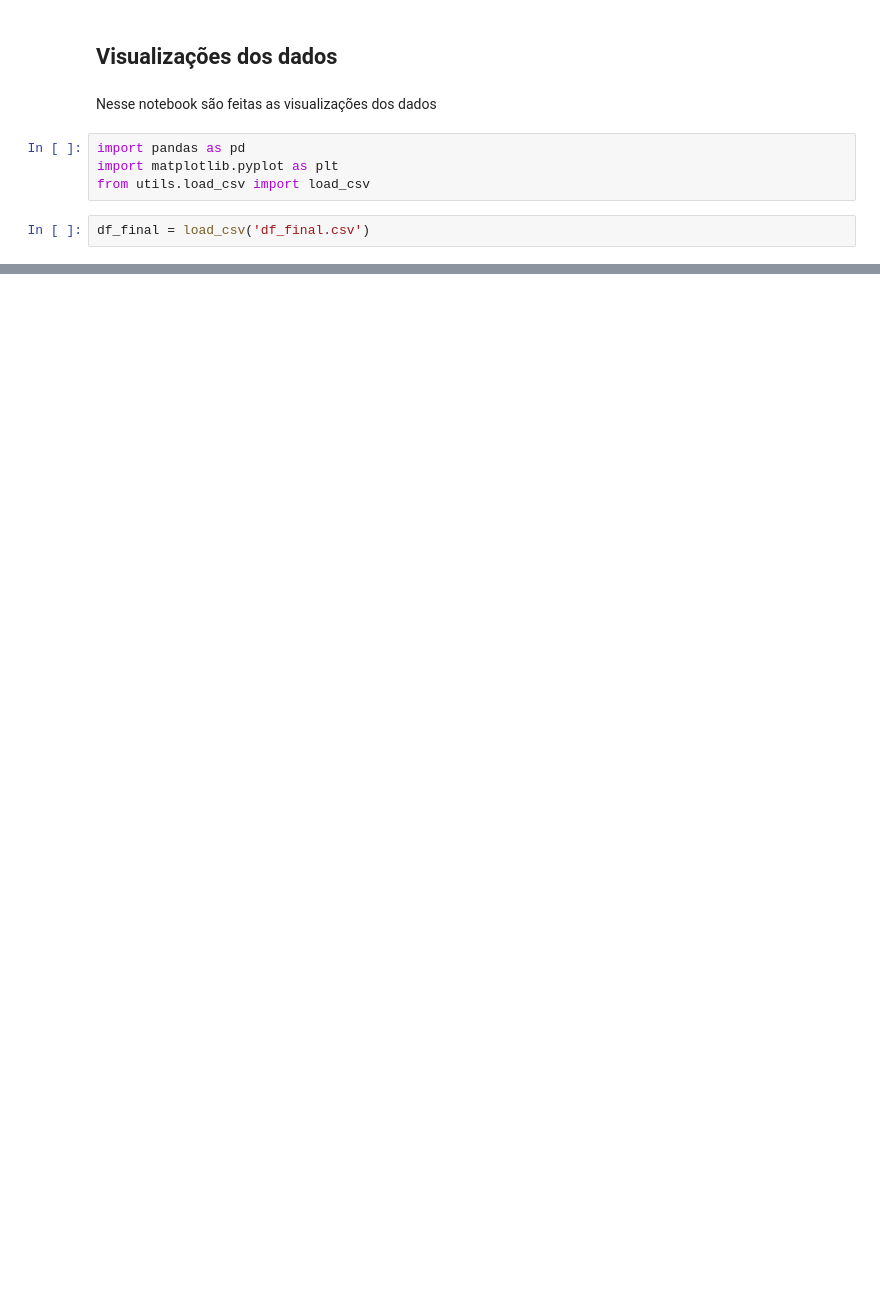
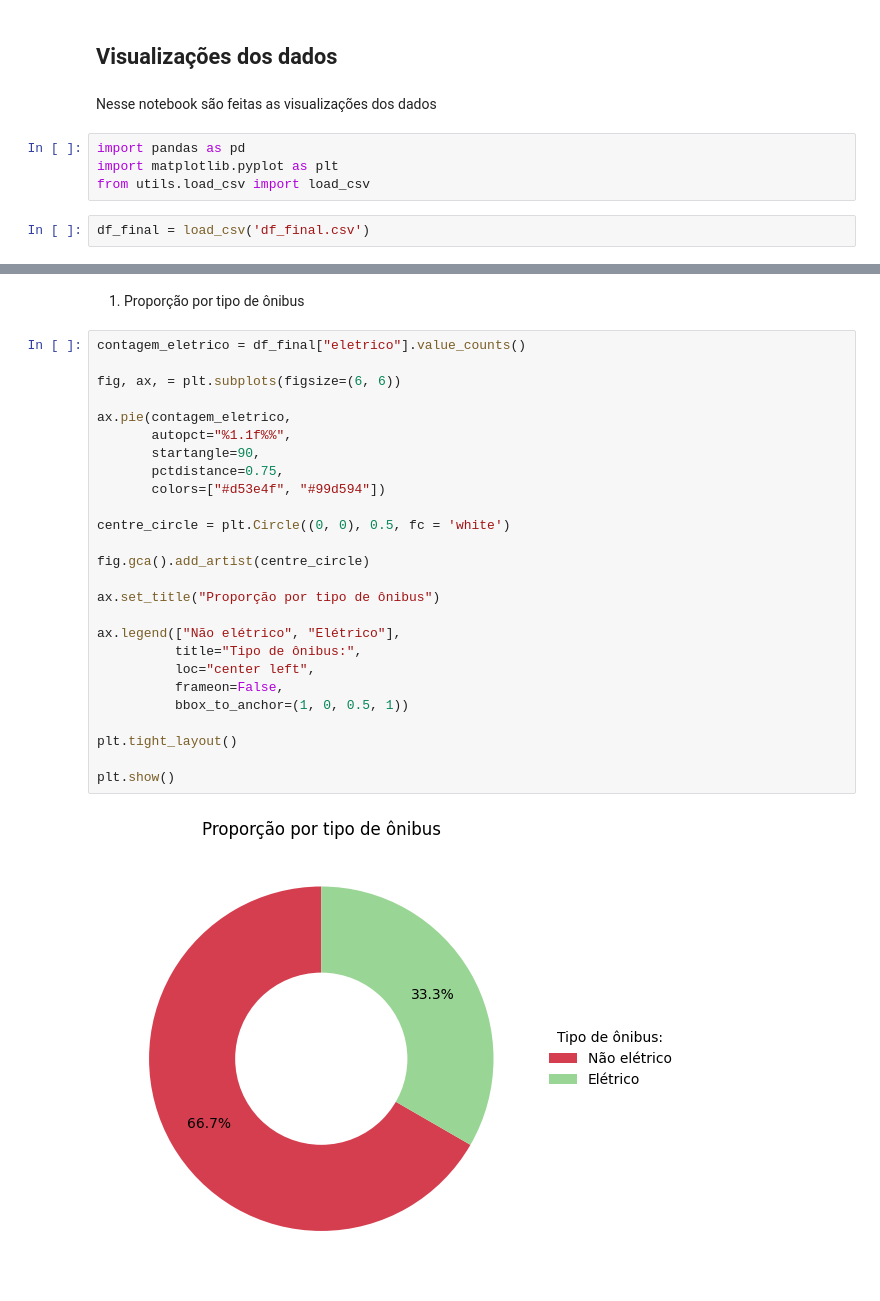
Before and after one commit to sepep-pmsp/dash_onibus_eletricos, a Jupyter notebook: 03_visualizacao_dados.ipynb, the cells around one changed output, grey strips where cells are left out. Cells and saved outputs as stored; diff of their text form; blank space fills up the shorter version.

Commit message:
visualização

```diff
--- a/03_visualizacao_dados.ipynb
+++ b/03_visualizacao_dados.ipynb
@@ -30,0 +11,30 @@ df_final
+# %% [markdown]
+1. Proporção por tipo de ônibus
+# %%
+contagem_eletrico = df_final["eletrico"].value_counts()
+
+fig, ax, = plt.subplots(figsize=(6, 6))
+
+ax.pie(contagem_eletrico,
+       autopct="%1.1f%%",
+       startangle=90,
+       pctdistance=0.75,
+       colors=["#d53e4f", "#99d594"])
+
+centre_circle = plt.Circle((0, 0), 0.5, fc = 'white')
+
+fig.gca().add_artist(centre_circle)
+
+ax.set_title("Proporção por tipo de ônibus")
+
+ax.legend(["Não elétrico", "Elétrico"],
+          title="Tipo de ônibus:",
+          loc="center left",
+          frameon=False,
+          bbox_to_anchor=(1, 0, 0.5, 1))
+
+plt.tight_layout()
+
+plt.show()
+# %% [output]
+[figure, added]
```
Also changed, not shown: parts of 7 cells of this notebook.
